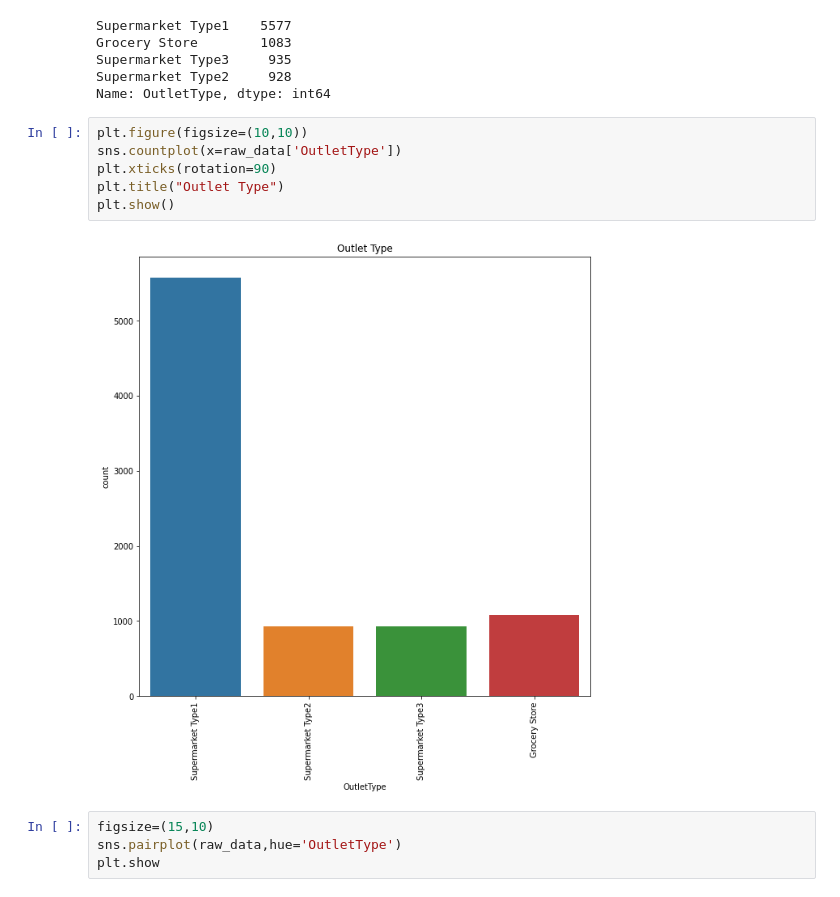
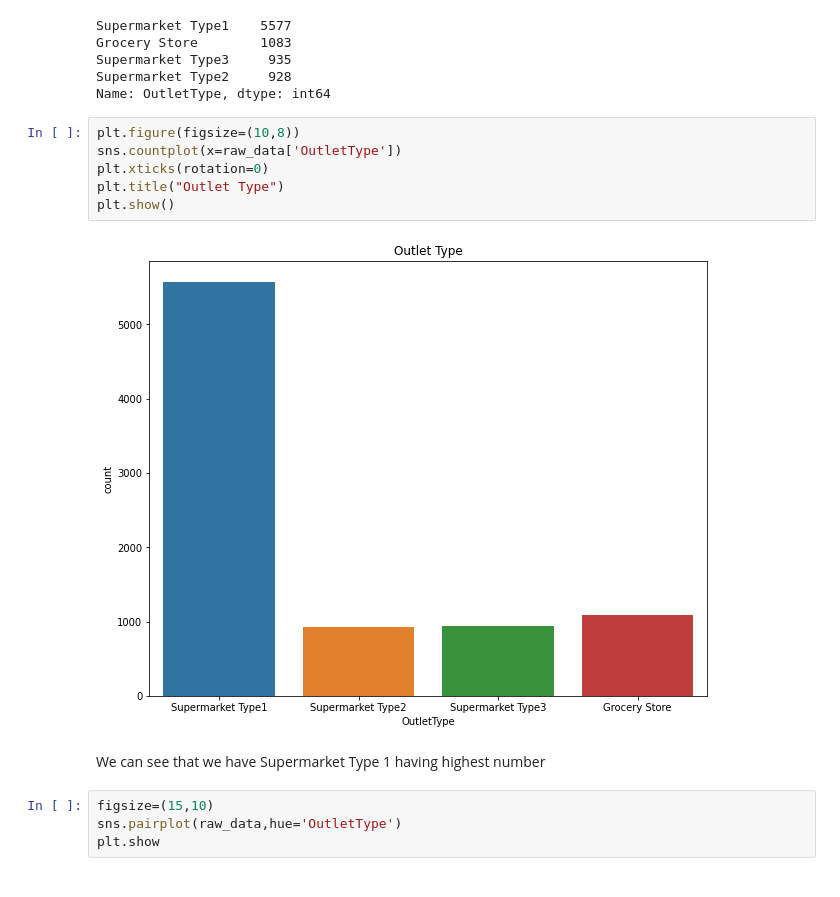
Before and after one commit to ashutoshg18/MegaStore, a Jupyter notebook: Pinnacle BootCamp Prob1.ipynb, the cells around one changed output. Drawn from its saved outputs; the diff is of its cells as text.

```diff
--- a/Pinnacle BootCamp Prob1.ipynb
+++ b/Pinnacle BootCamp Prob1.ipynb
@@ -239,13 +237,15 @@ Supermarket Type3     935
 Supermarket Type2     928
 Name: OutletType, dtype: int64
 # %%
-plt.figure(figsize=(10,10))
+plt.figure(figsize=(10,8))
 sns.countplot(x=raw_data['OutletType'])
-plt.xticks(rotation=90)
+plt.xticks(rotation=0)
 plt.title("Outlet Type")
 plt.show()
 # %% [output]
-[figure, old version]
+[figure, new version]
+# %% [markdown]
+We can see that we have Supermarket Type 1 having highest number
 # %%
 figsize=(15,10)
 sns.pairplot(raw_data,hue='OutletType')
```
Also changed, not shown: parts of 9 cells of this notebook.
